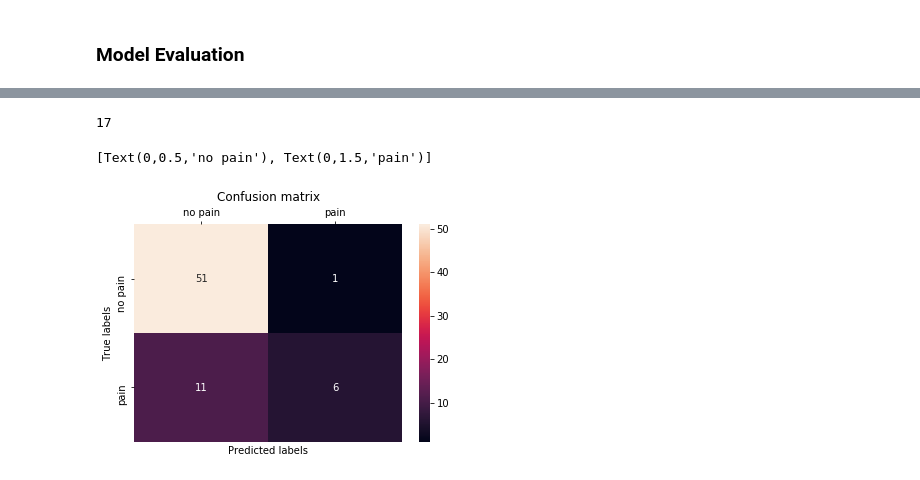
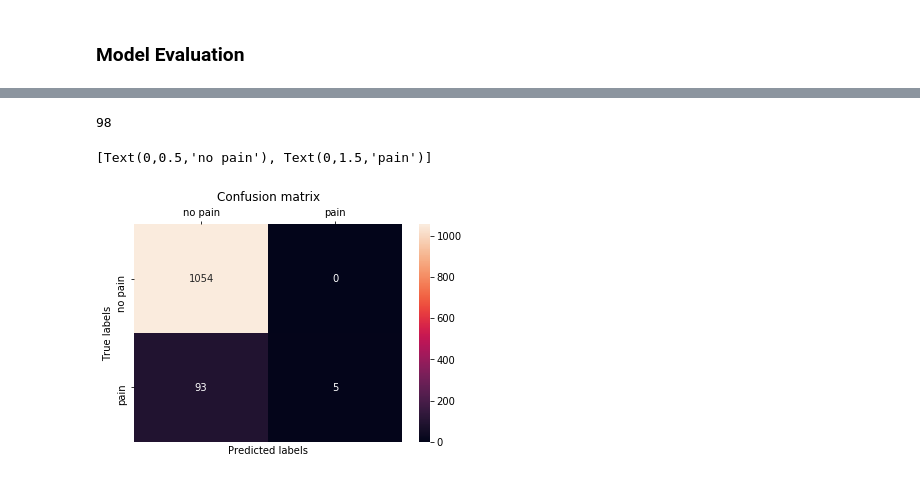
Before and after one commit to aramakrishnan1/w210-final-project, a Jupyter notebook: SVM/SVM_Model_v2_Adarsh.ipynb, the cells around one changed output, grey strips where cells are left out. Cells and saved outputs as stored; diff of their text form; code cells hidden in the pictures.

```diff
--- a/SVM/SVM_Model_v2_Adarsh.ipynb
+++ b/SVM/SVM_Model_v2_Adarsh.ipynb
@@ -187,3 +374,19 @@ test_indices = list(set(range(len(samples))) - set(training_indices))
 
 training_samples = [samples[index] for index in training_indices]
 test_samples = [samples[index] for index in test_indices]
+# %%
+training_percentage_zeros = 0.05
+training_percentage_ones = 0.05
+
+k_zeros = int(len(samples) * training_percentage_zeros)
+k_ones = int(len(samples) * training_percentage_ones)
+
+sample_indices_zeros = [idx for idx in range(len(samples)) if samples[idx] == 0]
+sample_indices_ones = [idx for idx in range(len(samples)) if samples[idx] == 1]
+
+training_indices_zeros = random.sample(xrange(len(sample_indices_zeros)), k_zeros)
+training_indices_ones = random.sample(xrange(len(sample_indices_ones)), k_ones)
+test_indices = list(set(range(len(samples[:1000]))) - set(training_indices_zeros) - set(training_indices_ones))
+
+training_samples = [samples[index] for index in training_indices_zeros + training_indices_ones]
+test_samples = [samples[index] for index in test_indices]
@@ -249,9 +467,16 @@ svm_training_samples = [sample[:-1] for sample in final_training_samples]
 
 svm_test_labels = [sample[-1] for sample in test_samples]
 svm_test_samples = [sample[:-1] for sample in test_samples]
+# %%
+svm_training_labels = final_training_labels
+svm_training_samples = training_samples
+
+svm_test_labels = final_test_labels
+svm_test_samples = test_samples
 # %% [markdown]
 #### SVM Training
 # %%
-clf = svm.SVR(gamma='scale')
+#clf = svm.SVR(gamma='scale')
+clf = svm.SVC(gamma='scale')
 clf.fit(svm_training_samples, svm_training_labels)
 # %% [output]
@@ -260,9 +487,6 @@ SVR(C=1.0, cache_size=200, coef0=0.0, degree=3, epsilon=0.1, gamma='scale',
 # %% [markdown]
 ### Model Evaluation
 # %%
-raw_predictions = clf.predict(svm_test_samples).tolist()
-predictions = [int(raw_prediction > 0.5) for raw_prediction in raw_predictions]
-
-accuracy = float(sum([predictions[i] == svm_test_labels[i] for i in range(len(svm_test_labels))])) / float(len(predictions))
-
-print 'Model accuracy: {}\n'.format(accuracy)
+#raw_predictions = clf.predict(svm_test_samples).tolist()
+#predictions = [int(raw_prediction > 0.5) for raw_prediction in raw_predictions]
+predictions = clf.predict(svm_test_samples).tolist()
@@ -275,21 +501,21 @@ sum(predictions)
 # %%
 sum(svm_test_labels)
 # %% [output]
-17
+98
 # %%
 cm = confusion_matrix(svm_test_labels, predictions)
 
 # plot heatmap of confusion matrix
 ax= plt.subplot()
-sns.heatmap(cm, annot=True, ax = ax)
+sns.heatmap(cm, annot=True, fmt='g', ax = ax)
 
 # labels, title and ticks
 plt.title('Confusion matrix', y=1.08)
 ax.set_xlabel('Predicted labels')
 ax.set_ylabel('True labels')
 ax.xaxis.tick_top()
 ax.xaxis.set_ticklabels(['no pain', 'pain'])
 ax.yaxis.set_ticklabels(['no pain', 'pain'])
 # %% [output]
 [Text(0,0.5,'no pain'), Text(0,1.5,'pain')]
-[figure, old version]
+[figure, new version]
```
Also changed, not shown: parts of 38 cells of this notebook, 5 other files.
